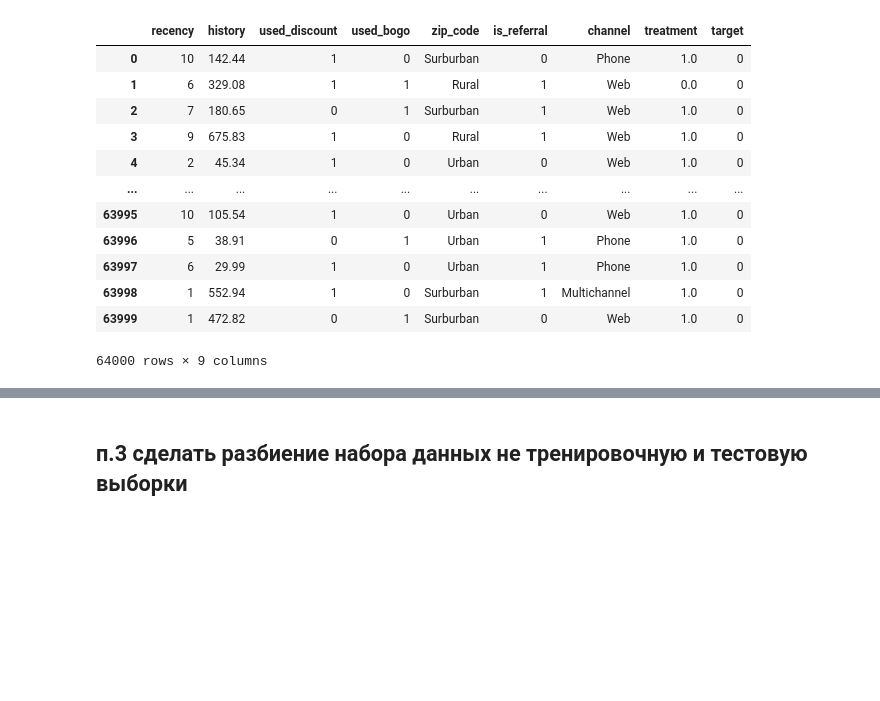
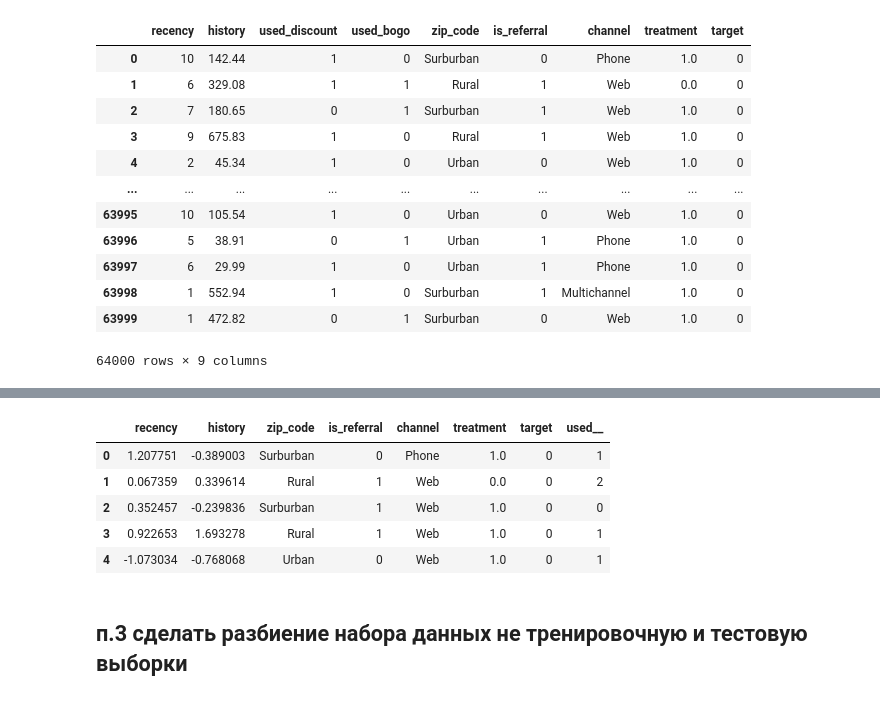
Before and after one commit to lolozor/MLinBusiness, a Jupyter notebook: HW_4.ipynb, the cells around one changed output, grey strips where cells are left out. Drawn from its saved outputs; the diff is of its cells as text; code cells hidden in the pictures; blank space fills up the shorter version.

```diff
--- a/HW_4.ipynb
+++ b/HW_4.ipynb
@@ -77,3 +117,14 @@ df
+# %%
+# смотрим, что получилось
+
+df.head(5)
+# %% [output]
+|  | recency | history | zip_code | is_referral | channel | treatment | target | used__ |
+| 0 | 1.207751 | -0.389003 | Surburban | 0 | Phone | 1.0 | 0 | 1 |
+| 1 | 0.067359 | 0.339614 | Rural | 1 | Web | 0.0 | 0 | 2 |
+| 2 | 0.352457 | -0.239836 | Surburban | 1 | Web | 1.0 | 0 | 0 |
+| 3 | 0.922653 | 1.693278 | Rural | 1 | Web | 1.0 | 0 | 1 |
+| 4 | -1.073034 | -0.768068 | Urban | 0 | Web | 1.0 | 0 | 1 |
 # %% [markdown]
 ## п.3 сделать разбиение набора данных не тренировочную и тестовую выборки
 # %%
```
Also changed, not shown: parts of 16 cells of this notebook.
